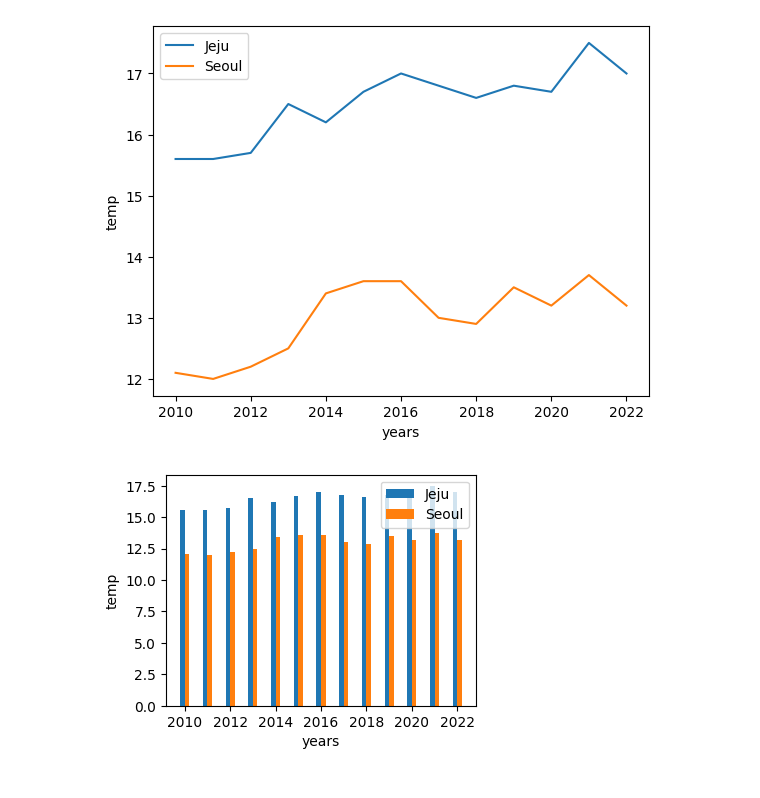
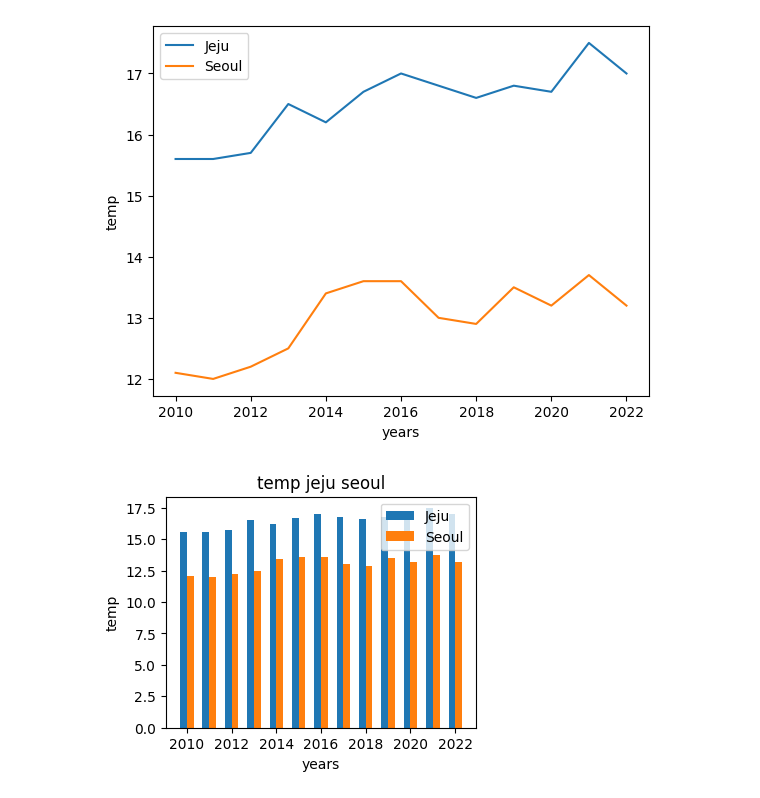
Before and after one commit to ZomiKim/2025python, a Jupyter notebook: 02code/01test/05matplotlib.ipynb, the cells around one changed output. Drawn from its saved outputs; the diff is of its cells as text; code cells hidden in the pictures.

```diff
--- a/02code/01test/05matplotlib.ipynb
+++ b/02code/01test/05matplotlib.ipynb
@@ -41,15 +41,16 @@ plt.show()
 # %%
 import numpy as np
 
 year = np.array(year)
-width = 0.2
+width = 0.3
 
 plt.figure(figsize=(4, 3))
 plt.bar(year - width/2, jeju, width=width, label="Jeju")
 plt.bar(year + width/2, seoul, width=width, label="Seoul")
+plt.title("temp jeju seoul")
 plt.xlabel("years")
 plt.ylabel("temp")
 plt.legend()
 plt.show()
 # %% [output]
-[figure, old version]
+[figure, new version]
```
Also changed, not shown: parts of 3 cells of this notebook, 1 other file.
